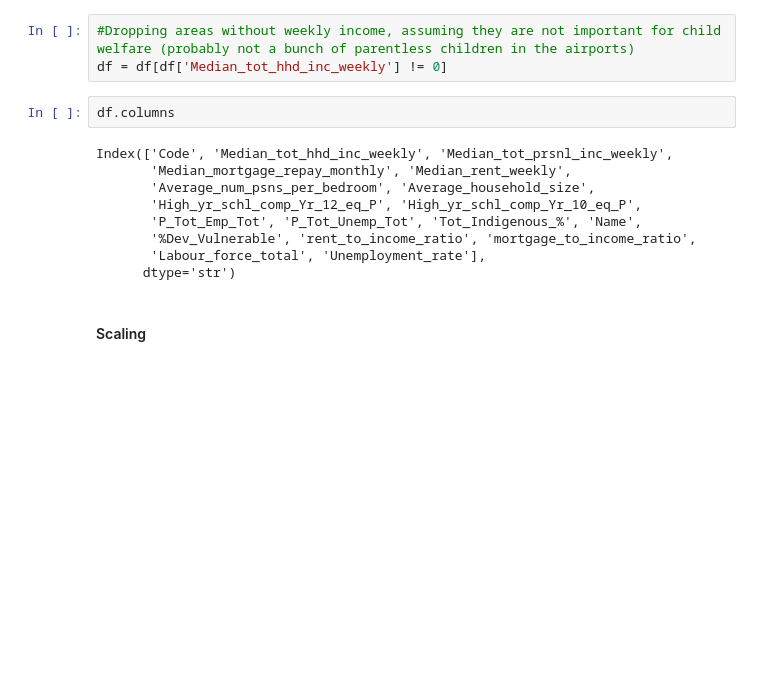
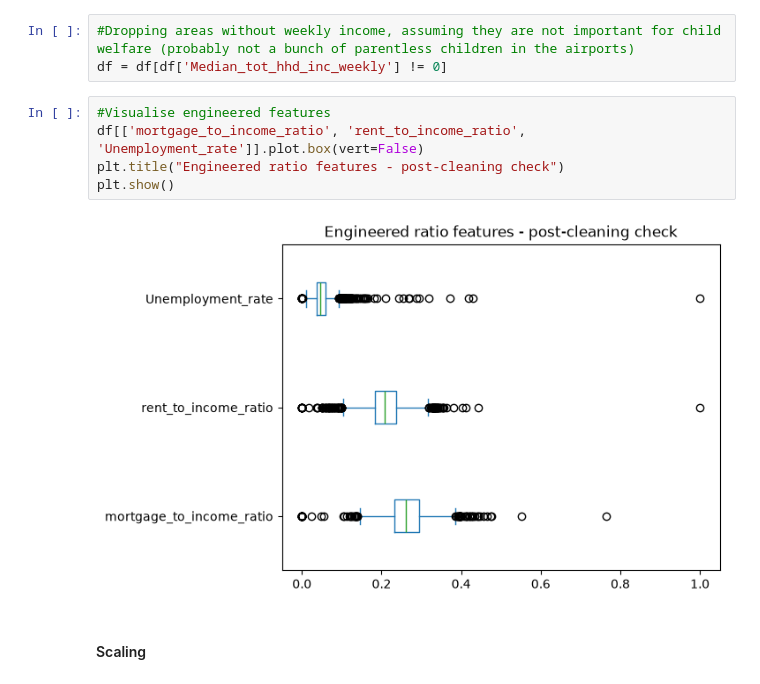
Before and after one commit to beansOnToads/COSC2816_s4054011_Ind_A1_P1, a Jupyter notebook: s4054011.ipynb, the cells around one changed output. Drawn from its saved outputs; the diff is of its cells as text; blank space fills up the shorter version.

Commit message:
boxplot of engineered features

```diff
--- a/s4054011.ipynb
+++ b/s4054011.ipynb
@@ -186,17 +186,13 @@ As these areas are unlikely to contribute meaningful information about child wel
 # %%
 #Dropping areas without weekly income, assuming they are not important for child welfare (probably not a bunch of parentless children in the airports)
 df = df[df['Median_tot_hhd_inc_weekly'] != 0]
-# %%
-df.columns
-# %% [output]
-Index(['Code', 'Median_tot_hhd_inc_weekly', 'Median_tot_prsnl_inc_weekly',
-       'Median_mortgage_repay_monthly', 'Median_rent_weekly',
-       'Average_num_psns_per_bedroom', 'Average_household_size',
-       'High_yr_schl_comp_Yr_12_eq_P', 'High_yr_schl_comp_Yr_10_eq_P',
-       'P_Tot_Emp_Tot', 'P_Tot_Unemp_Tot', 'Tot_Indigenous_%', 'Name',
-       '%Dev_Vulnerable', 'rent_to_income_ratio', 'mortgage_to_income_ratio',
-       'Labour_force_total', 'Unemployment_rate'],
-      dtype='str')
+# %%
+#Visualise engineered features
+df[['mortgage_to_income_ratio', 'rent_to_income_ratio', 'Unemployment_rate']].plot.box(vert=False)
+plt.title("Engineered ratio features - post-cleaning check")
+plt.show()
+# %% [output]
+[figure, added]
 # %% [markdown]
 #### Scaling
 # %% [markdown]
```
